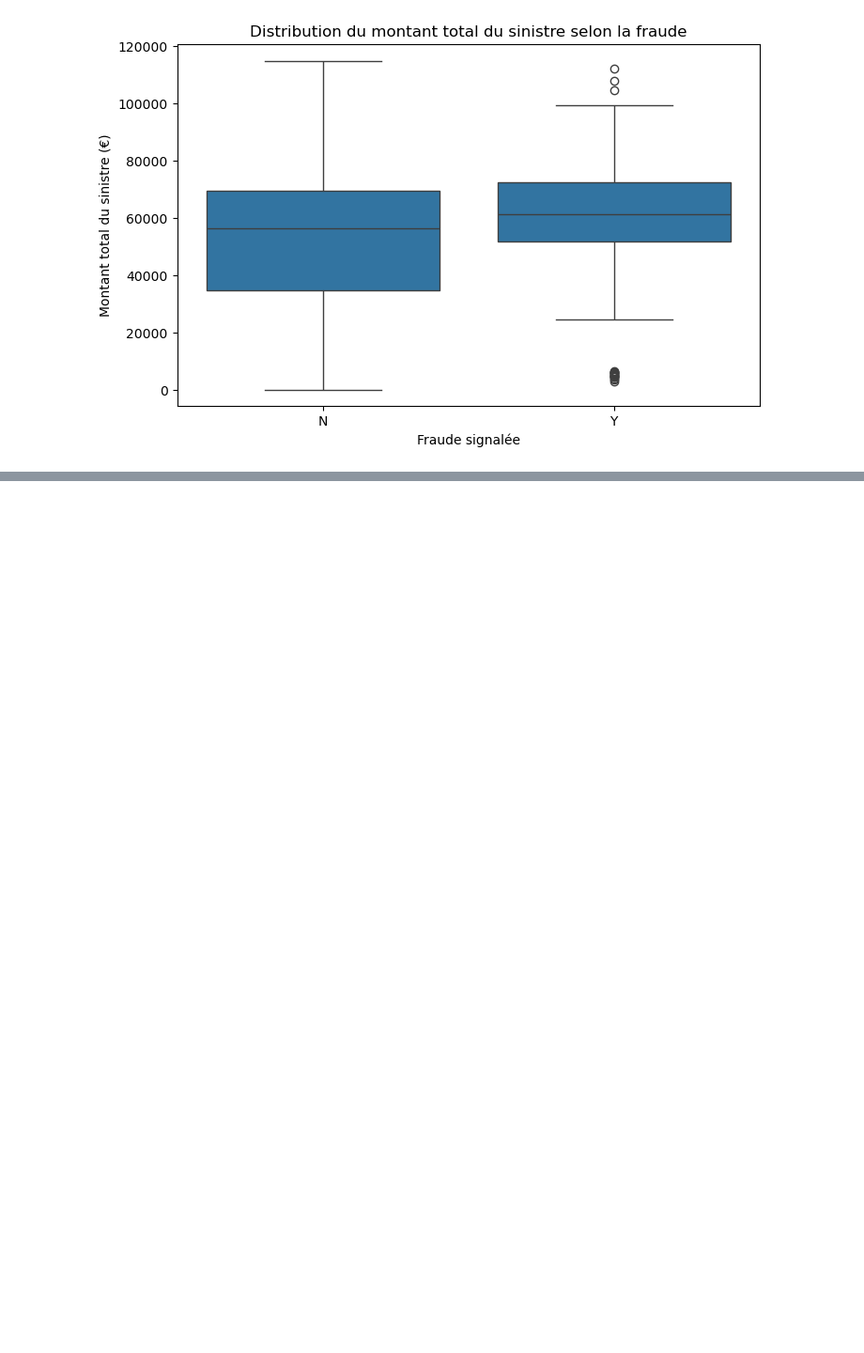
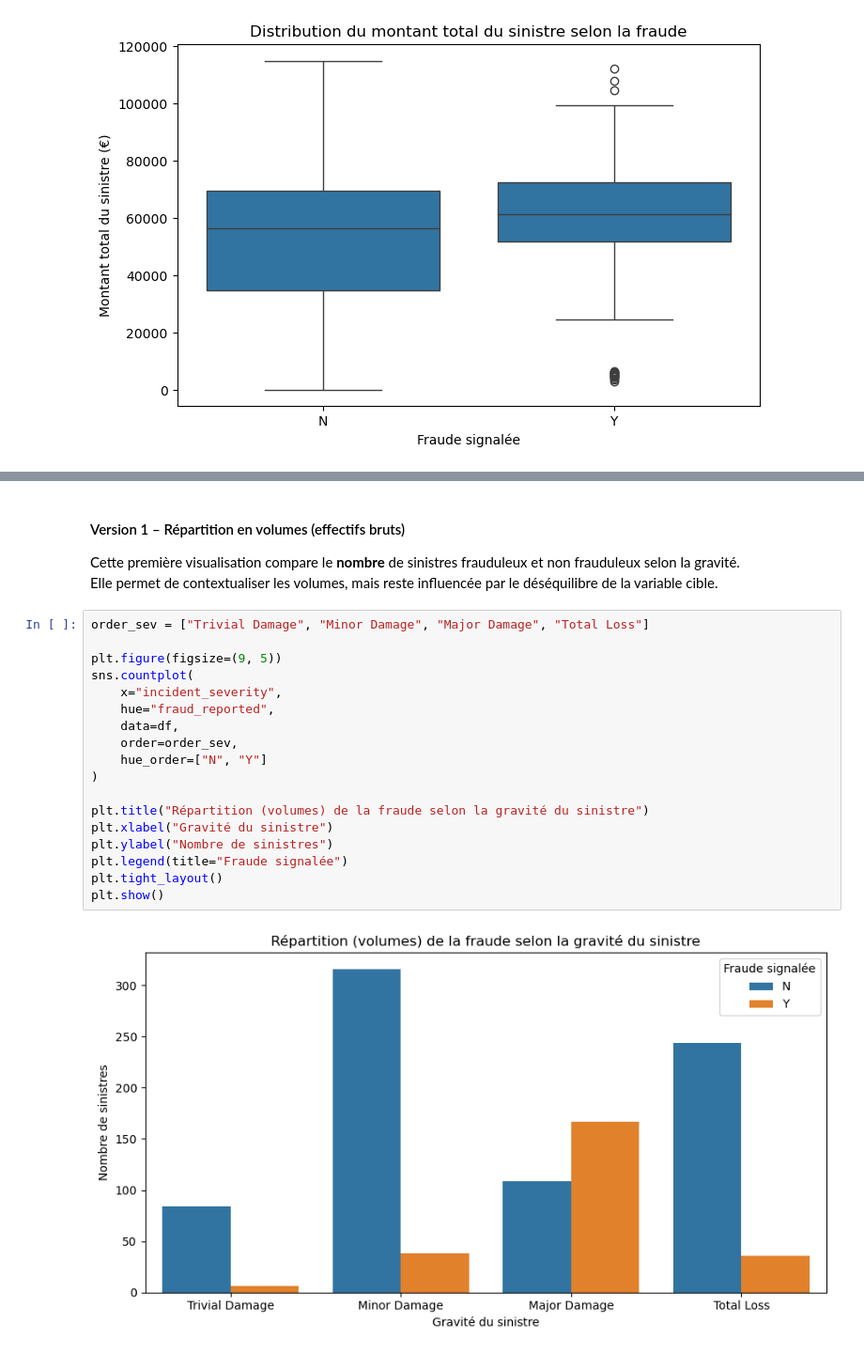
Before and after one commit to DataScientest-Studio/sep25cds_predisinistre, a Jupyter notebook: notebooks/01_EDA.ipynb, the cells around one changed output, grey strips where cells are left out. Shown at 94% size. Drawn from its saved outputs; the diff is of its cells as text; blank space fills up the shorter version.

Commit message:
EDA : visualisations
montants, gravité, processus déclaratif, type de sinistre, temporalité. Temporalité à supprimer et à remplacer par autre chose car peu pertinent.

```diff
--- a/notebooks/01_EDA.ipynb
+++ b/notebooks/01_EDA.ipynb
@@ -426,0 +443,25 @@ Cela justifie l’exploration de variables complémentaires liées à la gravit
+# %% [markdown]
+#### Version 1 – Répartition en volumes (effectifs bruts)
+
+Cette première visualisation compare le **nombre** de sinistres frauduleux et non frauduleux selon la gravité.
+Elle permet de contextualiser les volumes, mais reste influencée par le déséquilibre de la variable cible.
+# %%
+order_sev = ["Trivial Damage", "Minor Damage", "Major Damage", "Total Loss"]
+
+plt.figure(figsize=(9, 5))
+sns.countplot(
+    x="incident_severity",
+    hue="fraud_reported",
+    data=df,
+    order=order_sev,
+    hue_order=["N", "Y"]
+)
+
+plt.title("Répartition (volumes) de la fraude selon la gravité du sinistre")
+plt.xlabel("Gravité du sinistre")
+plt.ylabel("Nombre de sinistres")
+plt.legend(title="Fraude signalée")
+plt.tight_layout()
+plt.show()
+# %% [output]
+[figure, added]
```
Also changed, not shown: parts of 54 cells of this notebook.
